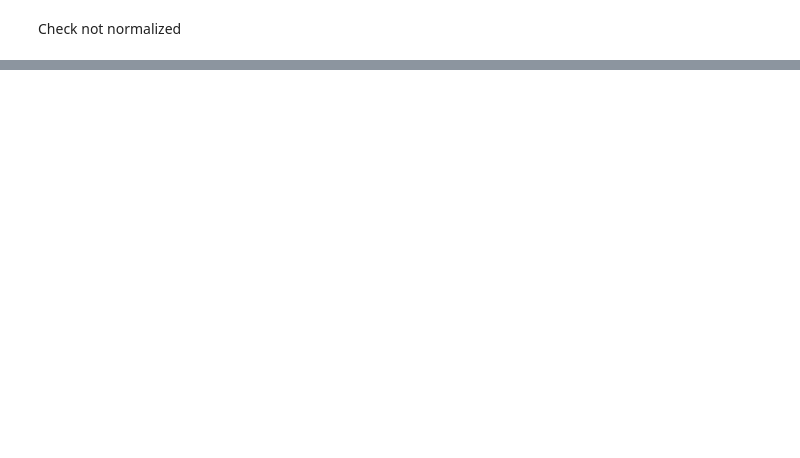
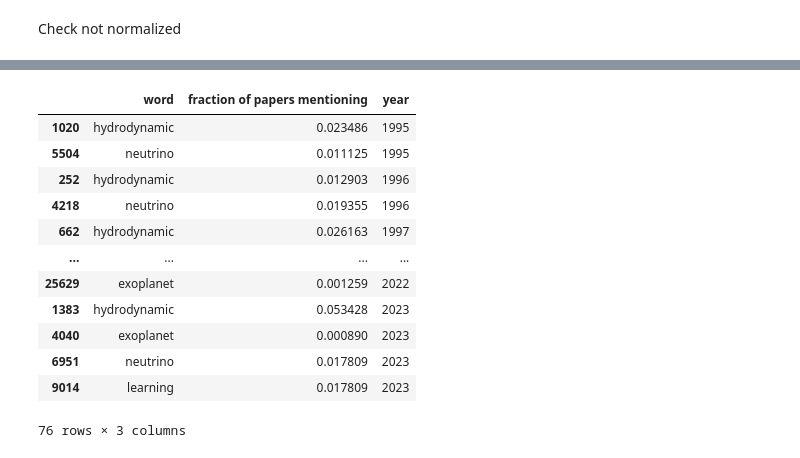
Before and after one commit to nathimel/sciterra, a Jupyter notebook: src/examples/scratch/temporal.ipynb, the cells around one changed output, grey strips where cells are left out. Drawn from its saved outputs; the diff is of its cells as text; code cells hidden in the pictures; blank space fills up the shorter version.

```diff
--- a/src/examples/scratch/temporal.ipynb
+++ b/src/examples/scratch/temporal.ipynb
@@ -13,7 +15,8 @@ from sciterra.mapping.atlas import Atlas
 # atlas_dir = "outputs/atlas_s2/"
 # atlas_dir = "outputs/atlas_s2-7-19-23"
 # atlas_dir = "outputs/atlas_s2-7-21-23_phil/"
-atlas_dir = "outputs/atlas_s2-7-20-23_uncentered_imeletal/"
+# atlas_dir = "outputs/atlas_s2-7-20-23_uncentered_imeletal/"
+atlas_dir = "outputs/atlas_converted_from_cc"
 # %%
 atl = Atlas.load(atlas_dir)
 # %%
@@ -72,28 +95,28 @@ for year, counter in sorted(years.items()):
 data = pd.concat(dfs)
 
 # lets just look at a few words for now
+words = [
+    "learning",
+    "hydrodynamic",
+    "simulations",
+    "neutrino",
+    "exoplanet",
+    "dark",
+]
+
 # words = [
+#     "probability",
+#     "language",
+#     "communication",
+#     "vision",
+#     # "deep",
 #     "learning",
-#     "hydrodynamic",
-#     "simulations",
-#     "neutrino",
-#     "exoplanet",
-#     "dark",
+#     "network",
+#     # "evolution",
+#     "symbolic",
+#     # "efficiency",
+#     # "machine",
 # ]
-
-words = [
-    "probability",
-    "language",
-    "communication",
-    "vision",
-    # "deep",
-    "learning",
-    "network",
-    # "evolution",
-    "symbolic",
-    # "efficiency",
-    # "machine",
-]
 
 # the results are pretty weird / counterintuitive for philosophy. We may need to implement a restriction to specific fields; though this will further limit our sample size.
 # it feels likely that biomedical + computer science + physics + astronomy are the best represented in semantic scholar.
@@ -135,3 +165,19 @@ data
+# %%
+data
+# %% [output]
+|  | word | fraction of papers mentioning | year |
+| 1020 | hydrodynamic | 0.023486 | 1995 |
+| 5504 | neutrino | 0.011125 | 1995 |
+| 252 | hydrodynamic | 0.012903 | 1996 |
+| 4218 | neutrino | 0.019355 | 1996 |
+| 662 | hydrodynamic | 0.026163 | 1997 |
+| ... | ... | ... | ... |
+| 25629 | exoplanet | 0.001259 | 2022 |
+| 1383 | hydrodynamic | 0.053428 | 2023 |
+| 4040 | exoplanet | 0.000890 | 2023 |
+| 6951 | neutrino | 0.017809 | 2023 |
+| 9014 | learning | 0.017809 | 2023 |
+76 rows × 3 columns
 # %%
 
 # lol bc idk how to fix faster
```
Also changed, not shown: parts of 7 cells of this notebook, 8 other files.
